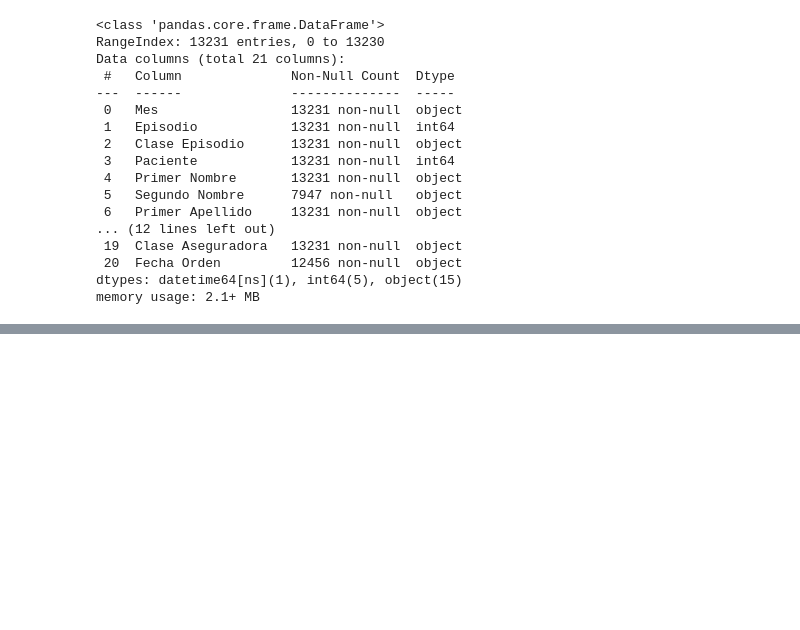
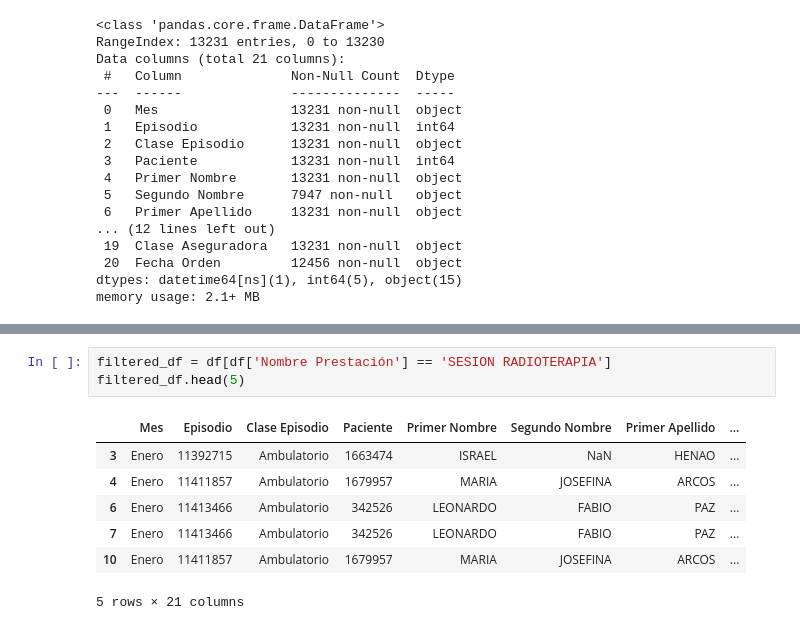
Before and after one commit to DavidD95/Clase_ADA_2024, a Jupyter notebook: Proyecto_ClaseEDA.ipynb, the cells around one changed output, grey strips where cells are left out. Cells and saved outputs as stored; diff of their text form; blank space fills up the shorter version.

```diff
--- a/Proyecto_ClaseEDA.ipynb
+++ b/Proyecto_ClaseEDA.ipynb
@@ -127,0 +130,11 @@ Note: you may need to restart the kernel to use updated packages.
+# %%
+filtered_df = df[df['Nombre Prestación'] == 'SESION RADIOTERAPIA']
+filtered_df.head(5)
+# %% [output]
+|  | Mes | Episodio | Clase Episodio | Paciente | Primer Nombre | Segundo Nombre | Primer Apellido | ... |
+| 3 | Enero | 11392715 | Ambulatorio | 1663474 | ISRAEL | NaN | HENAO | ... |
+| 4 | Enero | 11411857 | Ambulatorio | 1679957 | MARIA | JOSEFINA | ARCOS | ... |
+| 6 | Enero | 11413466 | Ambulatorio | 342526 | LEONARDO | FABIO | PAZ | ... |
+| 7 | Enero | 11413466 | Ambulatorio | 342526 | LEONARDO | FABIO | PAZ | ... |
+| 10 | Enero | 11411857 | Ambulatorio | 1679957 | MARIA | JOSEFINA | ARCOS | ... |
+5 rows × 21 columns
```
Also changed, not shown: parts of 5 cells of this notebook.
